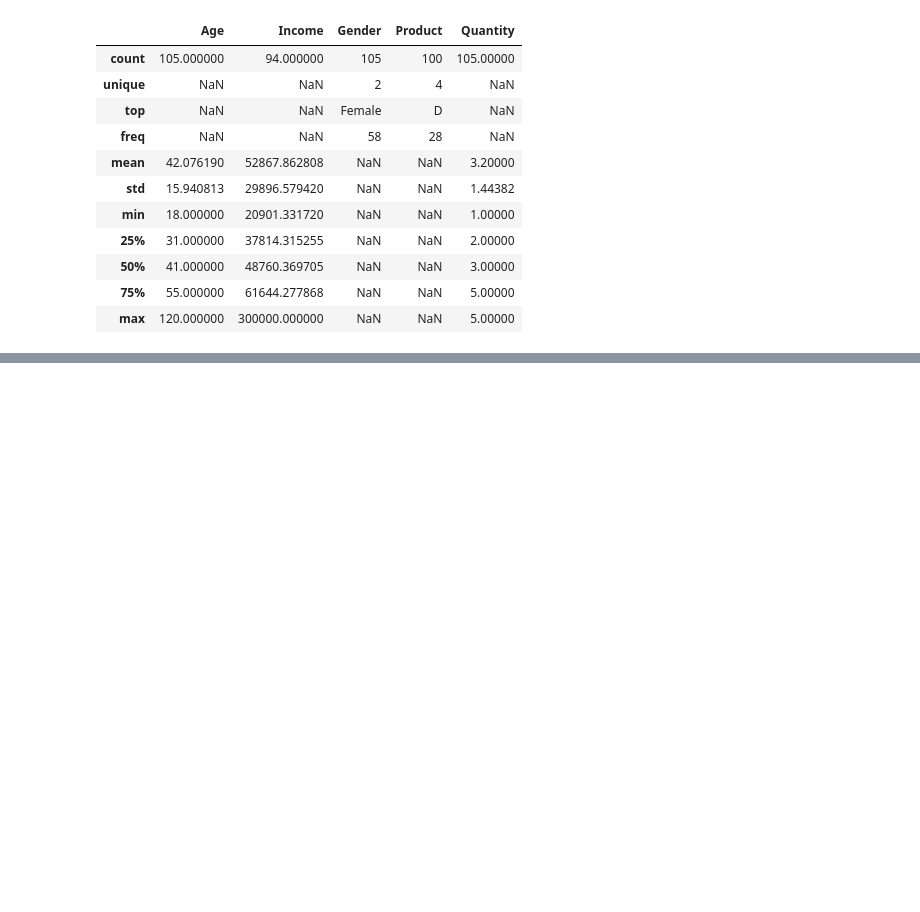
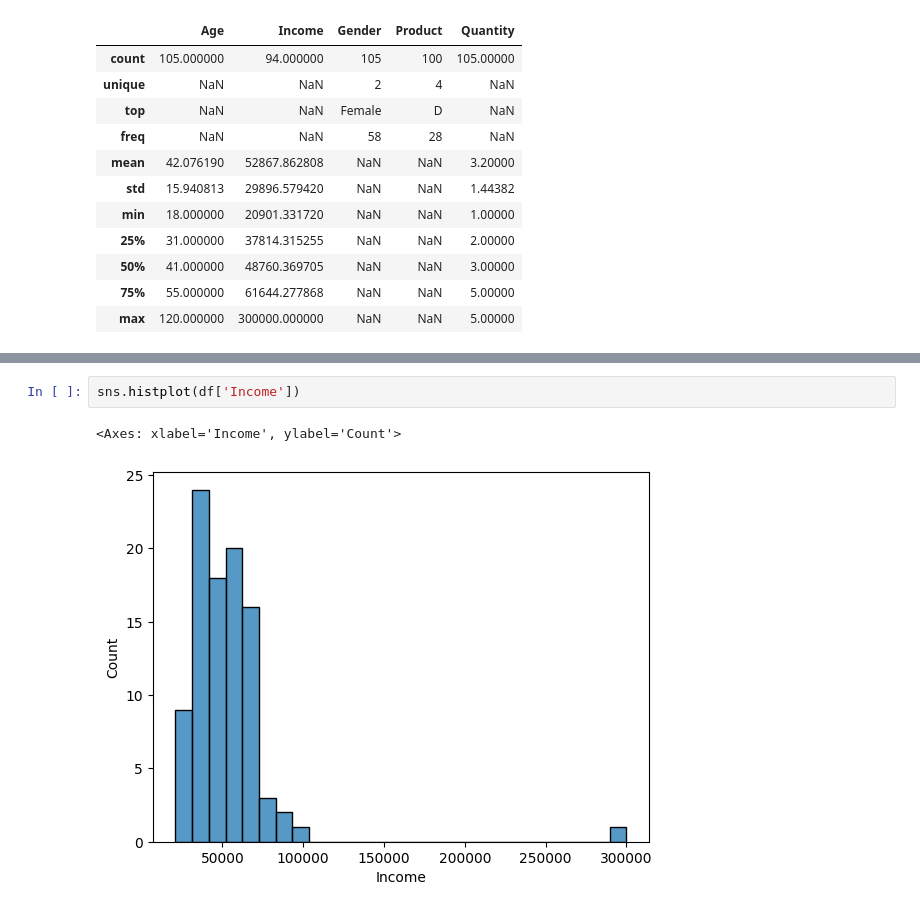
Before and after one commit to LuyiLiuAmber/Luyi, a Jupyter notebook: messydatanotebook.ipynb, the cells around one changed output, grey strips where cells are left out. Cells and saved outputs as stored; diff of their text form; blank space fills up the shorter version.

```diff
--- a/messydatanotebook.ipynb
+++ b/messydatanotebook.ipynb
@@ -92,3 +93,8 @@ Requirement already satisfied: six>=1.5 in /Users/liu/Library/Python/3.10/lib/py
 [notice] A new release of pip available: 22.2.2 -> 23.1.2
 [notice] To update, run: pip3 install --upgrade pip
 Note: you may need to restart the kernel to use updated packages.
+# %%
+sns.histplot(df['Income'])
+# %% [output]
+<Axes: xlabel='Income', ylabel='Count'>
+[figure, added]
```
Also changed, not shown: parts of 18 cells of this notebook.
